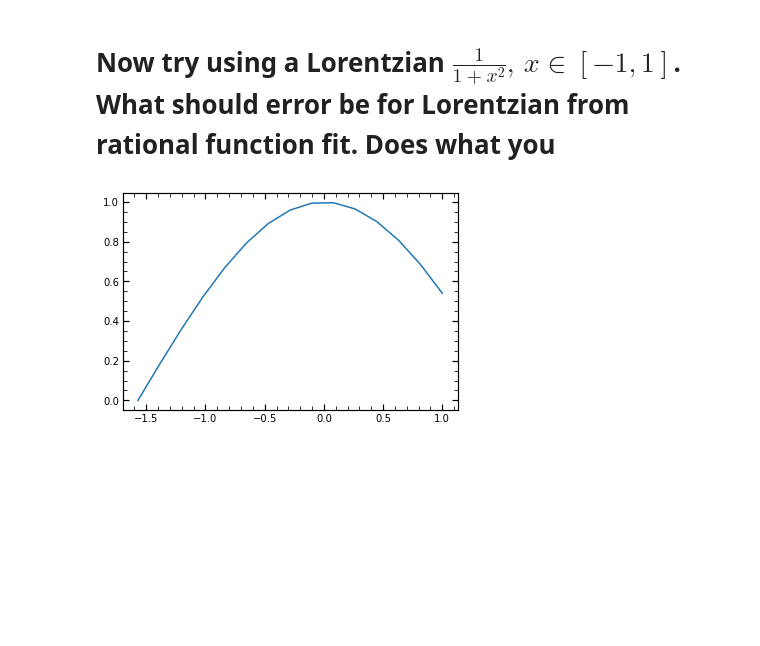
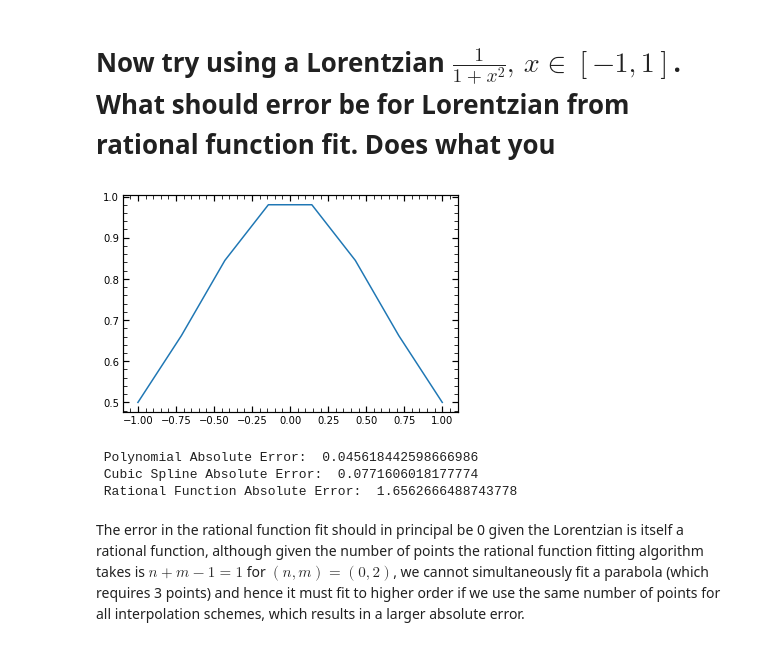
Before and after one commit to kenj19/PHYS512, a Jupyter notebook: ps1.ipynb, the cells around one changed output. Saved outputs shown, nothing was run; the diff lists cells and outputs as text; code cells hidden in the pictures; blank space fills up the shorter version.

```diff
--- a/ps1.ipynb
+++ b/ps1.ipynb
@@ -305,11 +304,34 @@ print(' Polynomial Error: ', err_poly_interp, '\n', 'Cubic Spline Error: ', err_
 # %%
 # Define 1/(1+x^2) over this interval and plot to see shape
 
+def lorentz(x):
+    return 1/(1+x**2)
+
 x2min = -1.0
-x1max = 1.0
-npt1 = 15
-x1 = np.linspace(x1min, x1max, npt1)
-y1 = np.cos(x1)
-plt.plot(x1, y1);
+x2max = 1.0
+npt2 = 8
+x2 = np.linspace(x2min, x2max, npt2)
+y2 = lorentz(x2)
+plt.plot(x2, y2);
 # %% [output]
-[figure, old version]
+[figure, new version]
+# %%
+# Given we again have a roughly parabolic shape on this interval we can use our interpolation_three_ways
+# with a n_poly_fit of 2
+
+x_interp = 0.5
+lor_polynomial_interp, lor_cubic_spline_interp, lor_rat_func_interp = interpolation_three_ways(x2,y2,2,[4,5],x_interp)
+lor_true_val = np.cos(x_interp)
+
+lor_err_poly_interp = np.abs(lor_polynomial_interp - lor_true_val)
+lor_err_spline_interp = np.abs(lor_cubic_spline_interp - lor_true_val)
+lor_err_rat_interp = np.abs(lor_rat_func_interp - lor_true_val)
+
+print(' Polynomial Absolute Error: ', lor_err_poly_interp, '\n', 'Cubic Spline Absolute Error: ', lor_err_spline_interp, '\n',
+      'Rational Function Absolute Error: ', lor_err_rat_interp)
+# %% [output]
+ Polynomial Absolute Error:  0.045618442598666986
+ Cubic Spline Absolute Error:  0.0771606018177774
+ Rational Function Absolute Error:  1.6562666488743778
+# %% [markdown]
+The error in the rational function fit should in principal be 0 given the Lorentzian is itself a rational function, although given the number of points the rational function fitting algorithm takes is $n+m-1 = 1$ for $(n,m)=(0,2)$, we cannot simultaneously fit a parabola (which requires 3 points) and hence it must fit to higher order if we use the same number of points for all interpolation schemes, which results in a larger absolute error.
```
Also changed, not shown: parts of 6 cells of this notebook.
